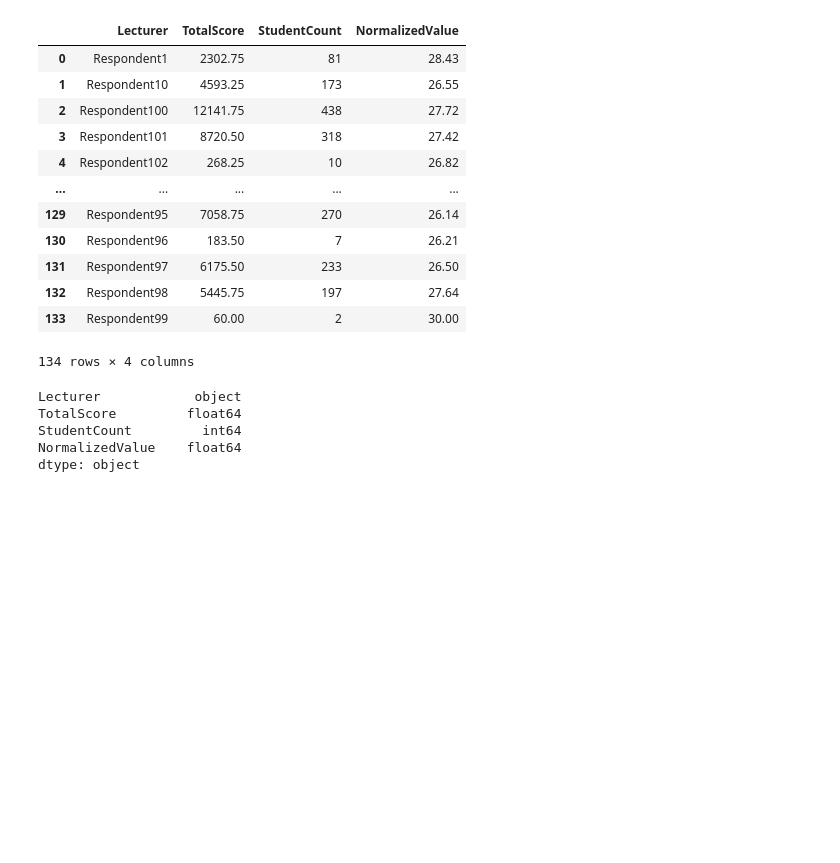
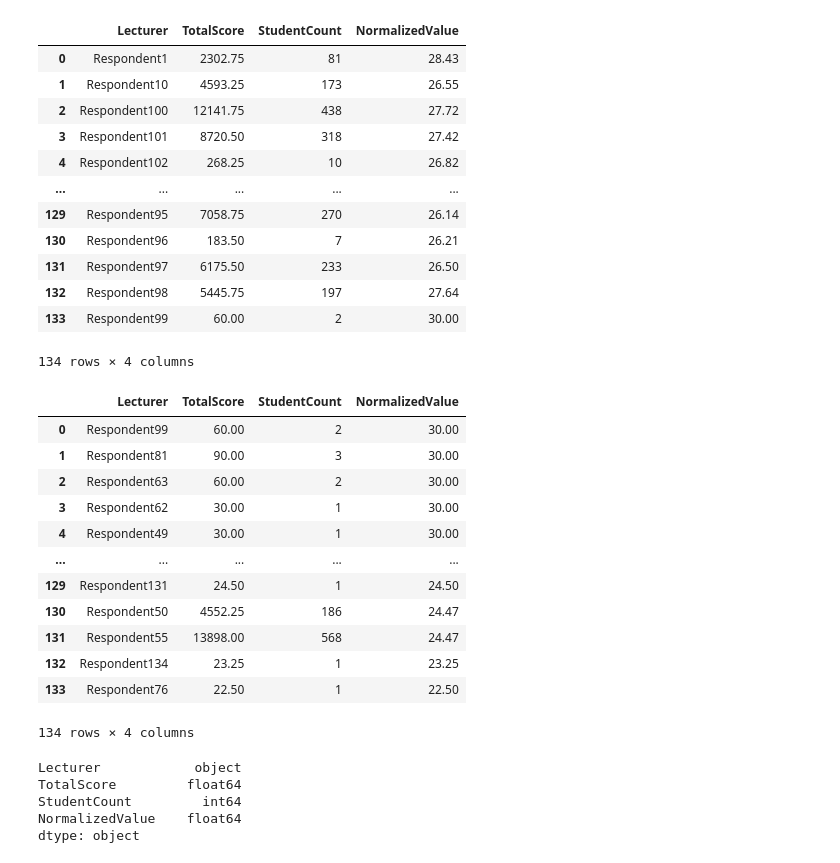
Before and after one commit to rif42/DecisionSupportSystem_RankingSystem, a Jupyter notebook: DSS-SAW-Mark8.ipynb, the cells around one changed output. Cells and saved outputs as stored; diff of their text form; code cells hidden in the pictures; blank space fills up the shorter version.

```diff
--- a/DSS-SAW-Mark8.ipynb
+++ b/DSS-SAW-Mark8.ipynb
@@ -188,9 +188,13 @@ df4 = df3.copy()
 for i in range (0,10):
     df4[f'q{i+1}'] = df4[f'q{i+1}'] * weights[i]
 
+code_list = df4['Code']
+df4 = df4.drop(['Code'], axis=1)
 df4['Total'] = df4.sum(axis=1)
 
 df4 = df4.drop(['q1','q2','q3','q4','q5','q6','q7','q8','q9','q10'], axis=1)
 
+df4.insert(loc=0, column='Code', value=code_list)
+
 df4
 # %% [output]
@@ -279,6 +282,25 @@ df10
 | 132 | Respondent98 | 5445.75 | 197 | 27.64 |
 | 133 | Respondent99 | 60.00 | 2 | 30.00 |
 134 rows × 4 columns
+# %%
+# sort by normalized value
+df11 = df10.copy()
+df11 = df11.sort_values(by=['NormalizedValue'], ascending=False).reset_index(drop=True)
+df11
+# %% [output]
+|  | Lecturer | TotalScore | StudentCount | NormalizedValue |
+| 0 | Respondent99 | 60.00 | 2 | 30.00 |
+| 1 | Respondent81 | 90.00 | 3 | 30.00 |
+| 2 | Respondent63 | 60.00 | 2 | 30.00 |
+| 3 | Respondent62 | 30.00 | 1 | 30.00 |
+| 4 | Respondent49 | 30.00 | 1 | 30.00 |
+| ... | ... | ... | ... | ... |
+| 129 | Respondent131 | 24.50 | 1 | 24.50 |
+| 130 | Respondent50 | 4552.25 | 186 | 24.47 |
+| 131 | Respondent55 | 13898.00 | 568 | 24.47 |
+| 132 | Respondent134 | 23.25 | 1 | 23.25 |
+| 133 | Respondent76 | 22.50 | 1 | 22.50 |
+134 rows × 4 columns
 # %%
 # check data type of normalized value
 df10.dtypes
```
Also changed, not shown: parts of 1 cell of this notebook, 13 other files.
